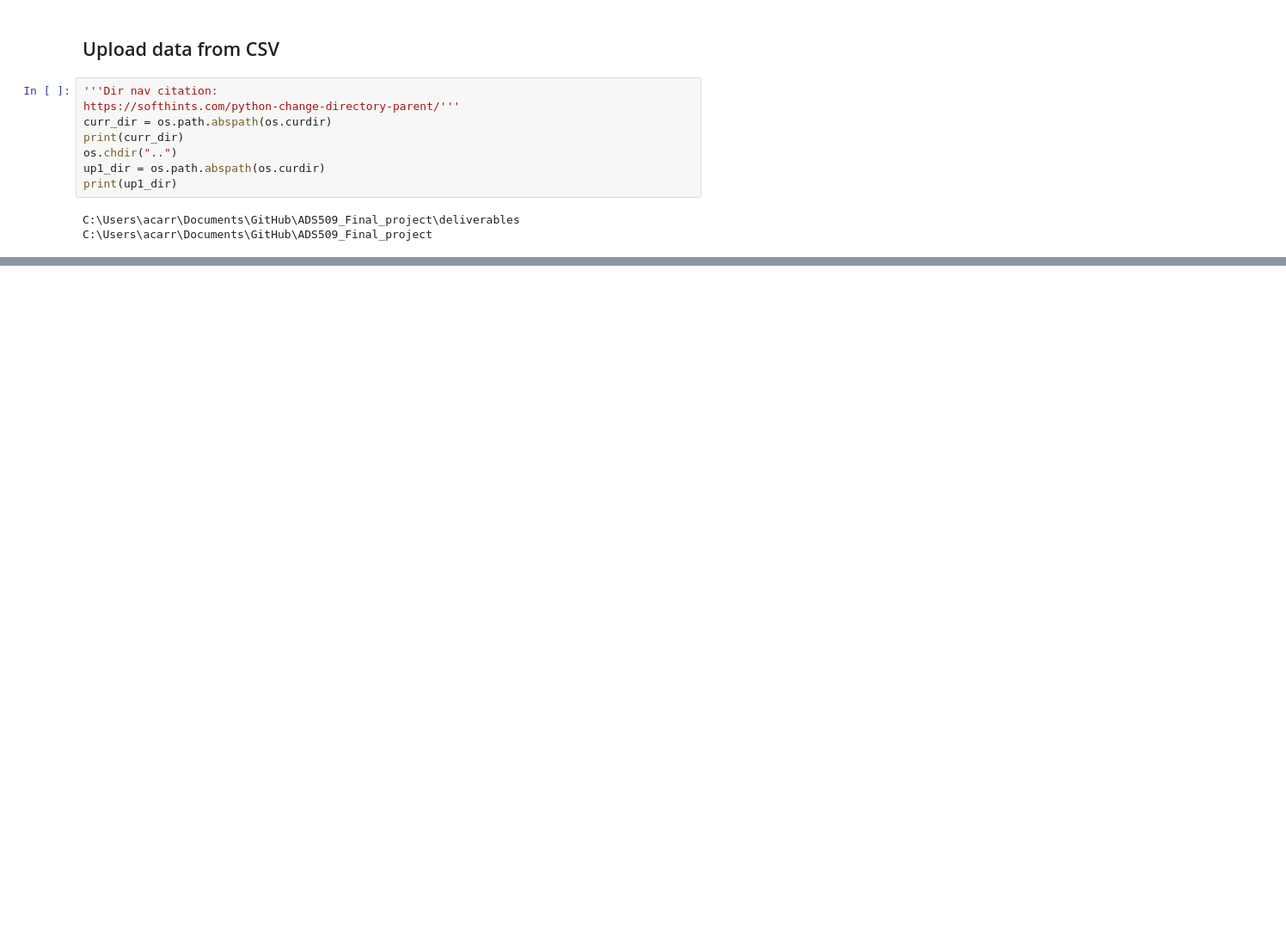
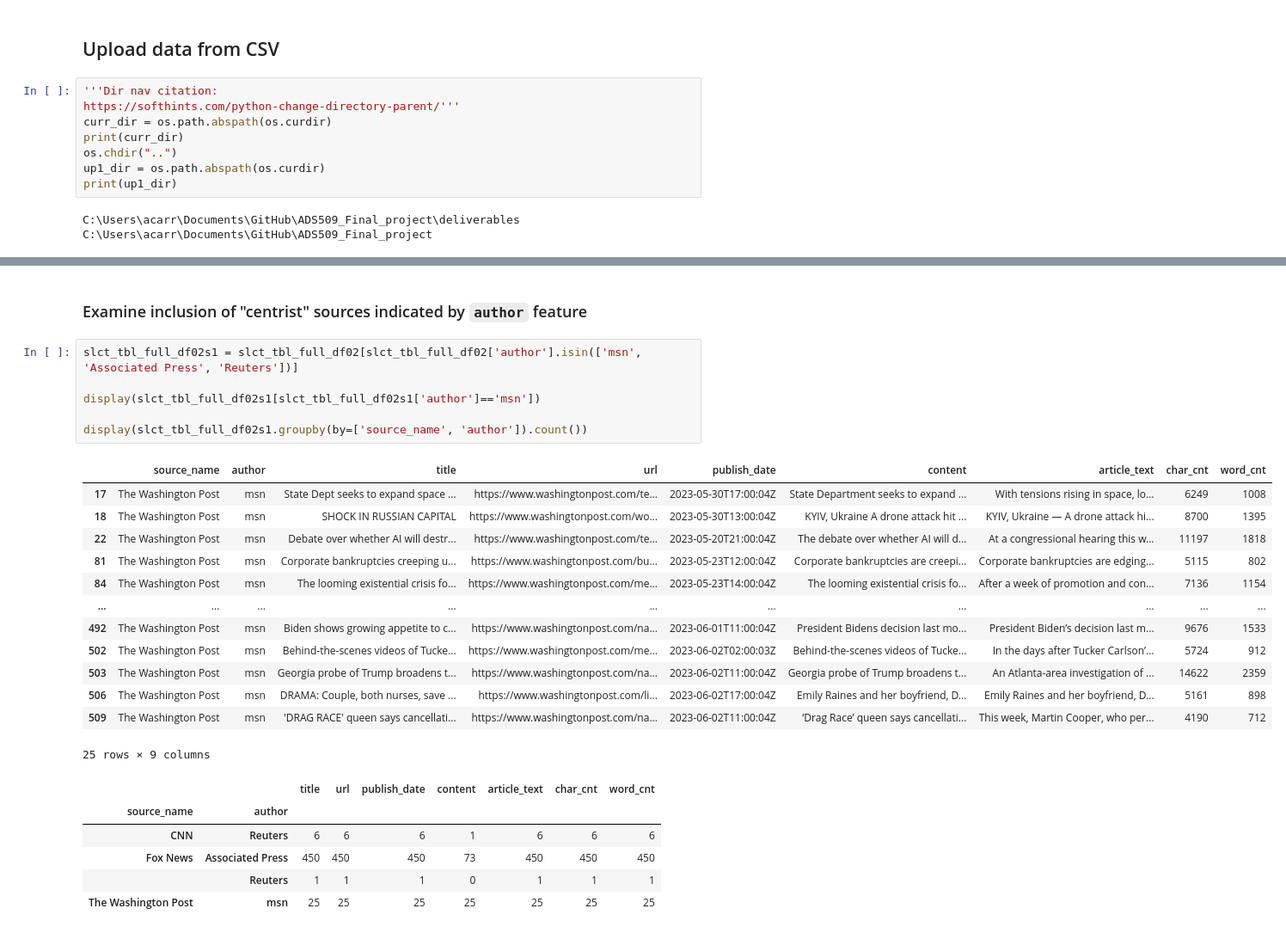
Before and after one commit to fausa/Bias_Detection_in_Journalism, a Jupyter notebook: deliverables/ADS509_CarrA_Final_Project_04_Preprocess_v1.ipynb, the cells around one changed output, grey strips where cells are left out. Shown at 86% size. Cells and saved outputs as stored; diff of their text form; blank space fills up the shorter version.

```diff
--- a/deliverables/ADS509_CarrA_Final_Project_04_Preprocess_v1.ipynb
+++ b/deliverables/ADS509_CarrA_Final_Project_04_Preprocess_v1.ipynb
@@ -92,0 +165,28 @@ slct_tbl_full_df03 = slct_tbl_full_df02[['source_name',
+# %% [markdown]
+### Examine inclusion of "centrist" sources indicated by `author` feature
+# %%
+slct_tbl_full_df02s1 = slct_tbl_full_df02[slct_tbl_full_df02['author'].isin(['msn', 'Associated Press', 'Reuters'])]
+
+display(slct_tbl_full_df02s1[slct_tbl_full_df02s1['author']=='msn'])
+
+display(slct_tbl_full_df02s1.groupby(by=['source_name', 'author']).count())
+# %% [output]
+|  | source_name | author | title | url | publish_date | content | article_text | char_cnt | word_cnt |
+| 17 | The Washington Post | msn | State Dept seeks to expand space ... | https://www.washingtonpost.com/te... | 2023-05-30T17:00:04Z | State Department seeks to expand ... | With tensions rising in space, lo... | 6249 | 1008 |
+| 18 | The Washington Post | msn | SHOCK IN RUSSIAN CAPITAL | https://www.washingtonpost.com/wo... | 2023-05-30T13:00:04Z | KYIV, Ukraine A drone attack hit ... | KYIV, Ukraine — A drone attack hi... | 8700 | 1395 |
+| 22 | The Washington Post | msn | Debate over whether AI will destr... | https://www.washingtonpost.com/te... | 2023-05-20T21:00:04Z | The debate over whether AI will d... | At a congressional hearing this w... | 11197 | 1818 |
+| 81 | The Washington Post | msn | Corporate bankruptcies creeping u... | https://www.washingtonpost.com/bu... | 2023-05-23T12:00:04Z | Corporate bankruptcies are creepi... | Corporate bankruptcies are edging... | 5115 | 802 |
+| 84 | The Washington Post | msn | The looming existential crisis fo... | https://www.washingtonpost.com/me... | 2023-05-23T14:00:04Z | The looming existential crisis fo... | After a week of promotion and con... | 7136 | 1154 |
+| ... | ... | ... | ... | ... | ... | ... | ... | ... | ... |
+| 492 | The Washington Post | msn | Biden shows growing appetite to c... | https://www.washingtonpost.com/na... | 2023-06-01T11:00:04Z | President Bidens decision last mo... | President Biden’s decision last m... | 9676 | 1533 |
+| 502 | The Washington Post | msn | Behind-the-scenes videos of Tucke... | https://www.washingtonpost.com/me... | 2023-06-02T02:00:03Z | Behind-the-scenes videos of Tucke... | In the days after Tucker Carlson’... | 5724 | 912 |
+| 503 | The Washington Post | msn | Georgia probe of Trump broadens t... | https://www.washingtonpost.com/na... | 2023-06-02T11:00:04Z | Georgia probe of Trump broadens t... | An Atlanta-area investigation of ... | 14622 | 2359 |
+| 506 | The Washington Post | msn | DRAMA: Couple, both nurses, save ... | https://www.washingtonpost.com/li... | 2023-06-02T17:00:04Z | Emily Raines and her boyfriend, D... | Emily Raines and her boyfriend, D... | 5161 | 898 |
+| 509 | The Washington Post | msn | 'DRAG RACE' queen says cancellati... | https://www.washingtonpost.com/na... | 2023-06-02T11:00:04Z | ‘Drag Race’ queen says cancellati... | This week, Martin Cooper, who per... | 4190 | 712 |
+25 rows × 9 columns
+|  |  | title | url | publish_date | content | article_text | char_cnt | word_cnt |
+| source_name | author |  |  |  |  |  |  |  |
+| CNN | Reuters | 6 | 6 | 6 | 1 | 6 | 6 | 6 |
+| Fox News | Associated Press | 450 | 450 | 450 | 73 | 450 | 450 | 450 |
+|  | Reuters | 1 | 1 | 1 | 0 | 1 | 1 | 1 |
+| The Washington Post | msn | 25 | 25 | 25 | 25 | 25 | 25 | 25 |
```
Also changed, not shown: parts of 31 cells of this notebook, 1 other file.
